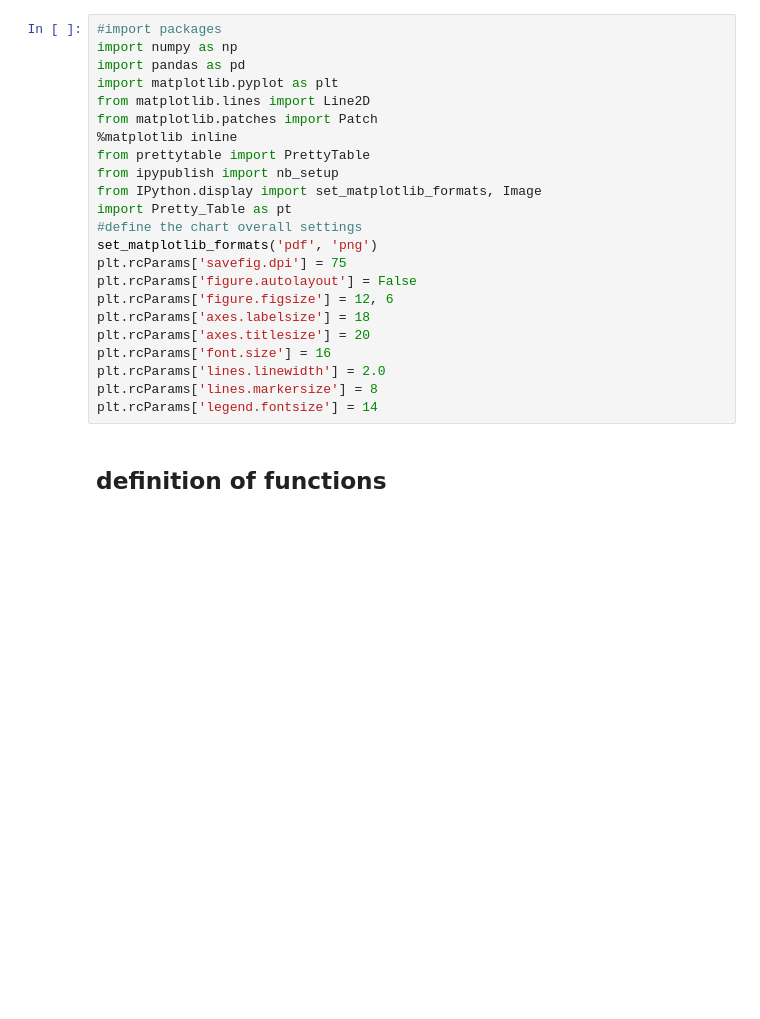
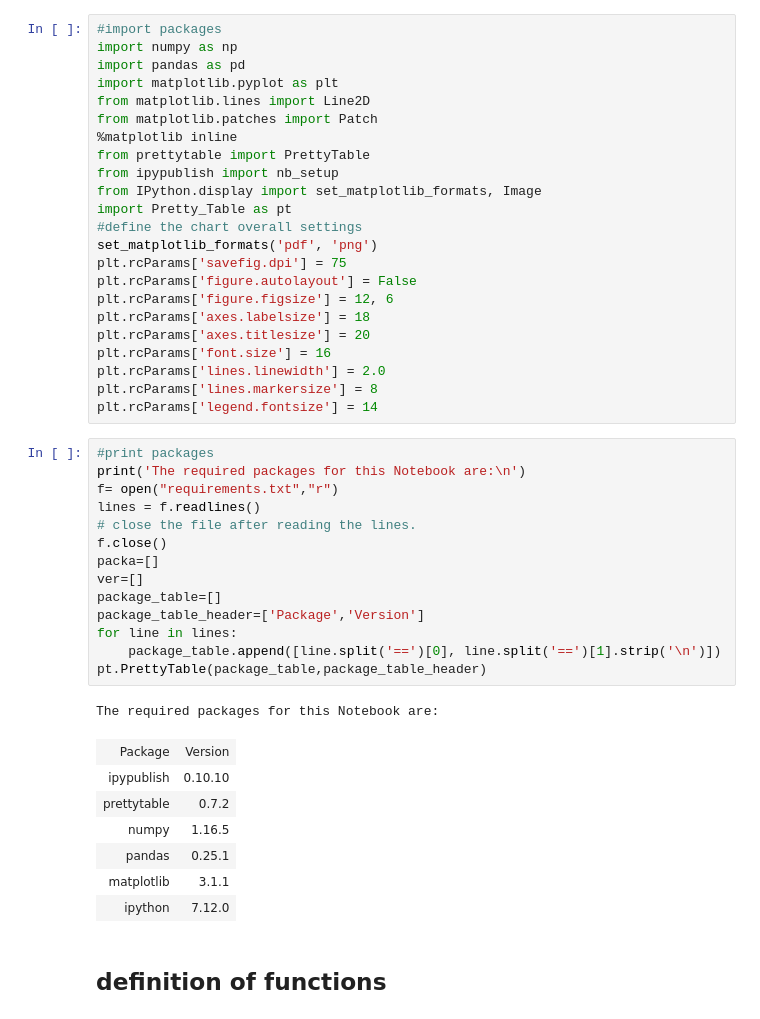
Before and after one commit to mathprovgit/notebook_to_latex, a Jupyter notebook: my_notebook.ipynb, the cells around one changed output. Cells and saved outputs as stored; diff of their text form; blank space fills up the shorter version.

Commit message:
requirements

```diff
--- a/my_notebook.ipynb
+++ b/my_notebook.ipynb
@@ -25,6 +25,29 @@ plt.rcParams['font.size'] = 16
 plt.rcParams['lines.linewidth'] = 2.0
 plt.rcParams['lines.markersize'] = 8
 plt.rcParams['legend.fontsize'] = 14
+# %%
+#print packages
+print('The required packages for this Notebook are:\n')
+f= open("requirements.txt","r")
+lines = f.readlines()
+# close the file after reading the lines.
+f.close()
+packa=[]
+ver=[]
+package_table=[]
+package_table_header=['Package','Version']
+for line in lines:
+    package_table.append([line.split('==')[0], line.split('==')[1].strip('\n')])
+pt.PrettyTable(package_table,package_table_header)
+# %% [output]
+The required packages for this Notebook are:
+| Package | Version |
+| ipypublish | 0.10.10 |
+| prettytable | 0.7.2 |
+| numpy | 1.16.5 |
+| pandas | 0.25.1 |
+| matplotlib | 3.1.1 |
+| ipython | 7.12.0 |
 # %% [markdown]
 ## definition of functions
 # %% [markdown]
```
Also changed, not shown: parts of 3 cells of this notebook, 14 other files.
